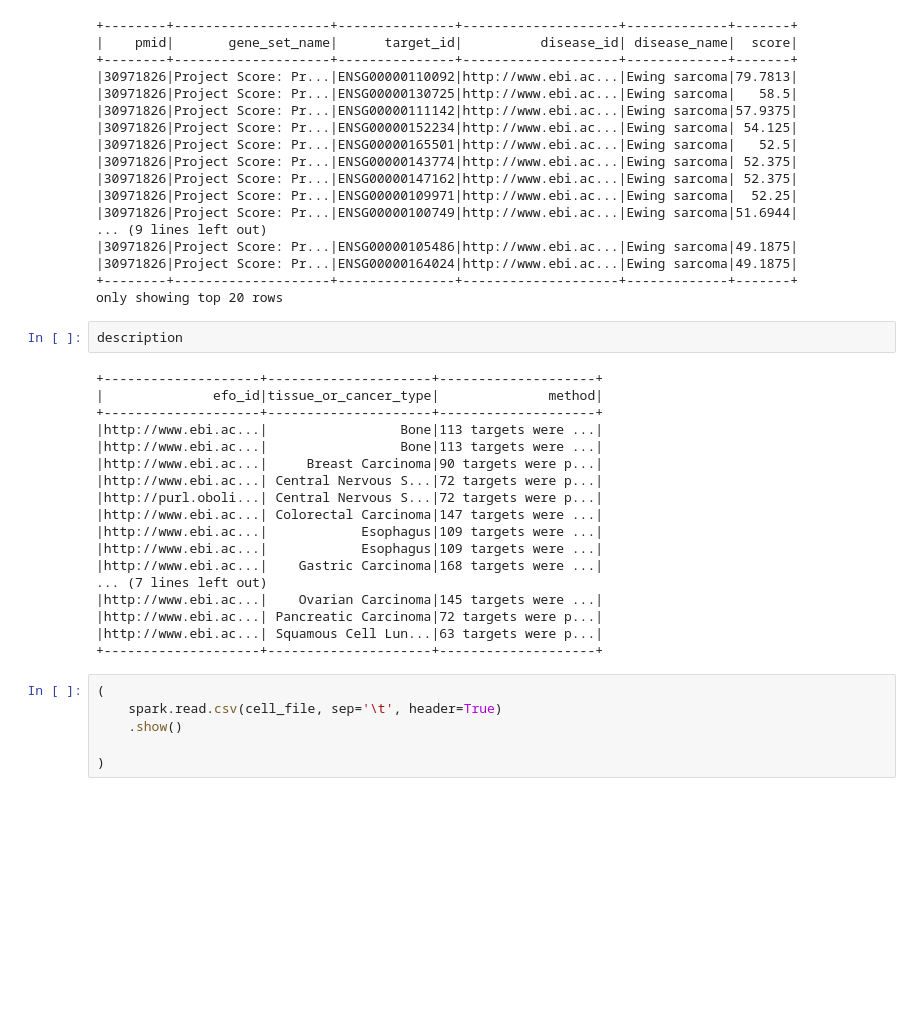
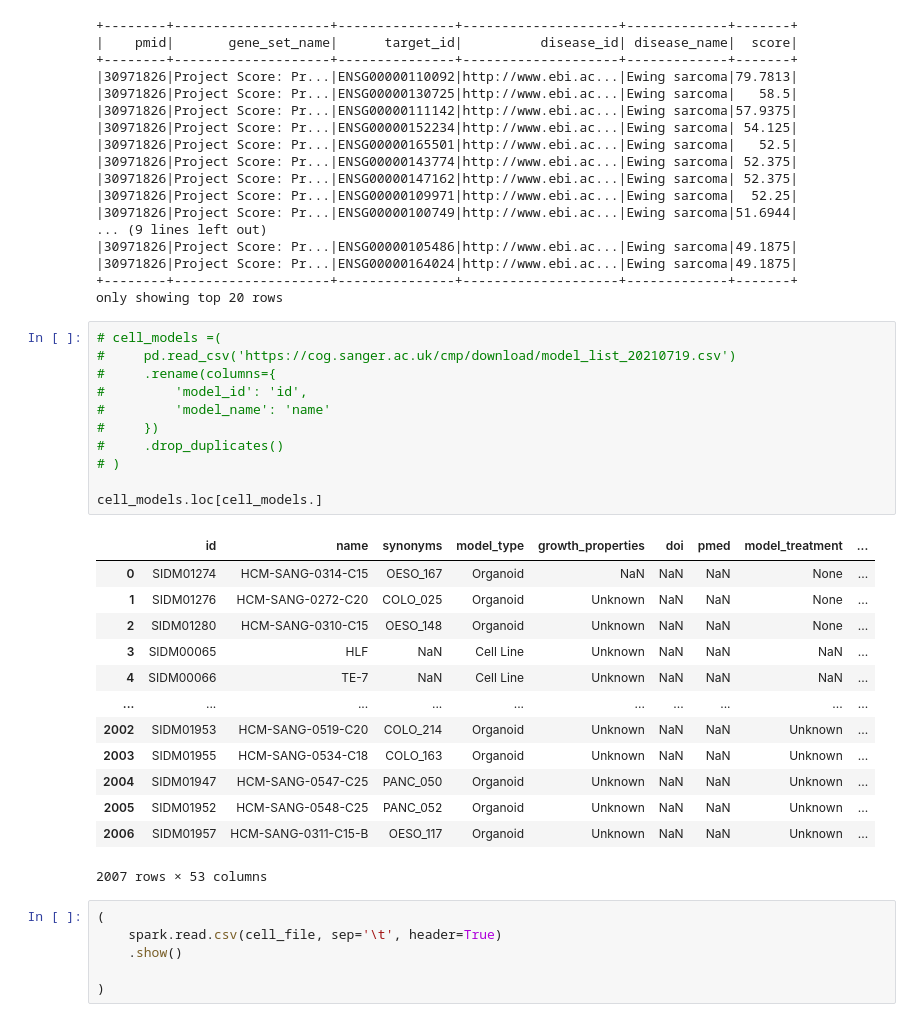
Before and after one commit to DSuveges/random_notebooks, a Jupyter notebook: issue-1825-crisp_parser_rewrite/Updating crispr evidence.ipynb, the cells around one changed output. Saved outputs shown, nothing was run; the diff lists cells and outputs as text; blank space fills up the shorter version.

```diff
--- a/issue-1825-crisp_parser_rewrite/Updating crispr evidence.ipynb
+++ b/issue-1825-crisp_parser_rewrite/Updating crispr evidence.ipynb
@@ -163,26 +212,31 @@ evidence
 |30971826|Project Score: Pr...|ENSG00000164024|http://www.ebi.ac...|Ewing sarcoma|49.1875|
 +--------+--------------------+---------------+--------------------+-------------+-------+
 only showing top 20 rows
-# %%
-description
-# %% [output]
-+--------------------+---------------------+--------------------+
-|              efo_id|tissue_or_cancer_type|              method|
-+--------------------+---------------------+--------------------+
-|http://www.ebi.ac...|                 Bone|113 targets were ...|
-|http://www.ebi.ac...|                 Bone|113 targets were ...|
-|http://www.ebi.ac...|     Breast Carcinoma|90 targets were p...|
-|http://www.ebi.ac...| Central Nervous S...|72 targets were p...|
-|http://purl.oboli...| Central Nervous S...|72 targets were p...|
-|http://www.ebi.ac...| Colorectal Carcinoma|147 targets were ...|
-|http://www.ebi.ac...|            Esophagus|109 targets were ...|
-|http://www.ebi.ac...|            Esophagus|109 targets were ...|
-|http://www.ebi.ac...|    Gastric Carcinoma|168 targets were ...|
-... (7 lines left out)
-|http://www.ebi.ac...|    Ovarian Carcinoma|145 targets were ...|
-|http://www.ebi.ac...| Pancreatic Carcinoma|72 targets were p...|
-|http://www.ebi.ac...| Squamous Cell Lun...|63 targets were p...|
-+--------------------+---------------------+--------------------+
+# %%
+# cell_models =(
+#     pd.read_csv('https://cog.sanger.ac.uk/cmp/download/model_list_20210719.csv')
+#     .rename(columns={
+#         'model_id': 'id',
+#         'model_name': 'name'
+#     })
+#     .drop_duplicates()
+# )
+
+cell_models.loc[cell_models.]
+# %% [output]
+|  | id | name | synonyms | model_type | growth_properties | doi | pmed | model_treatment | ... |
+| 0 | SIDM01274 | HCM-SANG-0314-C15 | OESO_167 | Organoid | NaN | NaN | NaN | None | ... |
+| 1 | SIDM01276 | HCM-SANG-0272-C20 | COLO_025 | Organoid | Unknown | NaN | NaN | None | ... |
+| 2 | SIDM01280 | HCM-SANG-0310-C15 | OESO_148 | Organoid | Unknown | NaN | NaN | None | ... |
+| 3 | SIDM00065 | HLF | NaN | Cell Line | Unknown | NaN | NaN | NaN | ... |
+| 4 | SIDM00066 | TE-7 | NaN | Cell Line | Unknown | NaN | NaN | NaN | ... |
+| ... | ... | ... | ... | ... | ... | ... | ... | ... | ... |
+| 2002 | SIDM01953 | HCM-SANG-0519-C20 | COLO_214 | Organoid | Unknown | NaN | NaN | Unknown | ... |
+| 2003 | SIDM01955 | HCM-SANG-0534-C18 | COLO_163 | Organoid | Unknown | NaN | NaN | Unknown | ... |
+| 2004 | SIDM01947 | HCM-SANG-0547-C25 | PANC_050 | Organoid | Unknown | NaN | NaN | Unknown | ... |
+| 2005 | SIDM01952 | HCM-SANG-0548-C25 | PANC_052 | Organoid | Unknown | NaN | NaN | Unknown | ... |
+| 2006 | SIDM01957 | HCM-SANG-0311-C15-B | OESO_117 | Organoid | Unknown | NaN | NaN | Unknown | ... |
+2007 rows × 53 columns
 # %%
 (
     spark.read.csv(cell_file, sep='\t', header=True)
```
Also changed, not shown: parts of 4 cells of this notebook, 5 other files.
